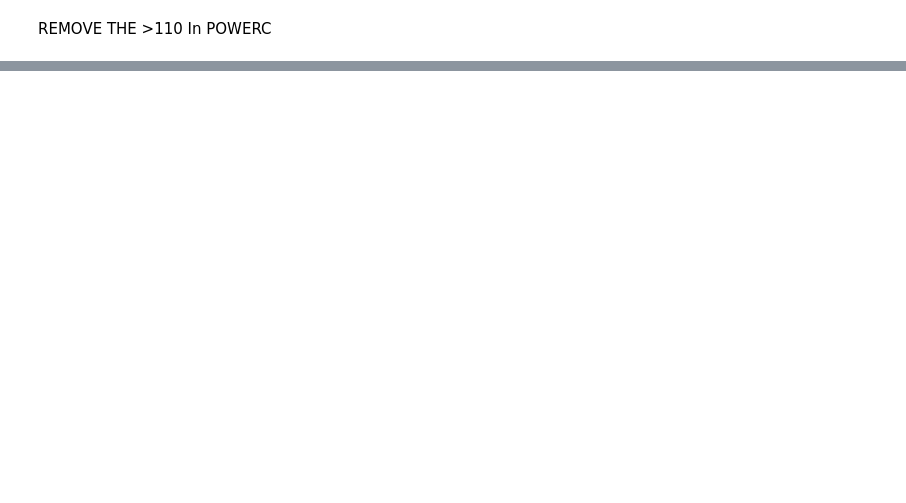
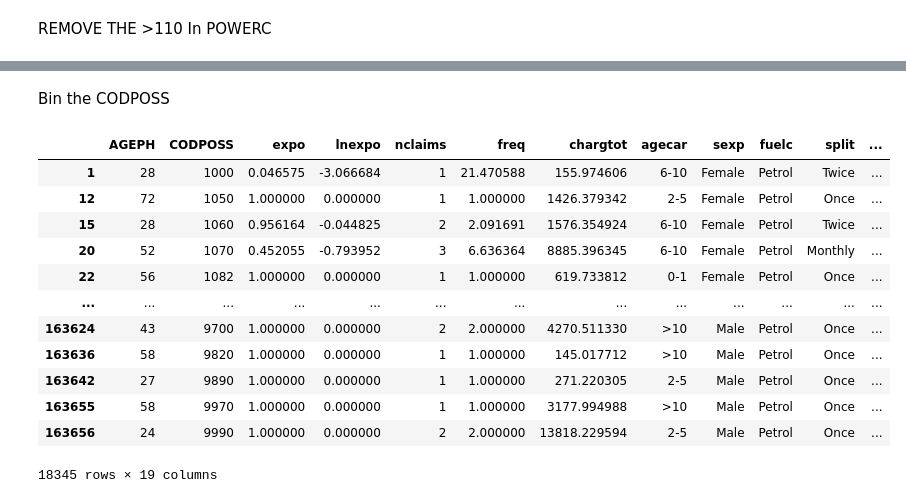
Before and after one commit to HalfmoonSD/Data-Science-for-Non-Life-Insurance-Project, a Jupyter notebook: GLM_FREQUENCY.ipynb, the cells around one changed output, grey strips where cells are left out. Saved outputs shown, nothing was run; the diff lists cells and outputs as text; code cells hidden in the pictures; blank space fills up the shorter version.

```diff
--- a/GLM_FREQUENCY.ipynb
+++ b/GLM_FREQUENCY.ipynb
@@ -401,0 +413,8 @@ ValueError: operands could not be broadcast together with shapes (112863,) (1128
+# %%
+data = pd.read_csv('/Users/arthurrastelli/Desktop/Assignment/Assignment.csv')
+data = data.rename(columns= {'duree': 'expo','nbrtotan': 'freq','nbrtotc': 'nclaims'})
+data = data[data['nclaims'] != 0]
+data["sev"] = data['chargtot']/data['nclaims']
+data["logsev"] = np.log(data["sev"])
+data.info()
+data.head()
@@ -401,0 +445,45 @@ ValueError: operands could not be broadcast together with shapes (112863,) (1128
+# %% [markdown]
+Bin the CODPOSS
+# %%
+def categorize_postal_code(code):
+    if 1000 <= code <= 1299:
+        return 'BHG'
+    elif 1300 <= code <= 1499:
+        return 'WB'
+    elif 1500 <= code <= 1999 or 3000 <= code <= 3499:
+        return 'VB'
+    elif 2000 <= code <= 2999:
+        return 'ANT'
+    elif 3500 <= code <= 3999:
+        return 'LIM'
+    elif 4000 <= code <= 4999:
+        return 'LUI'
+    elif 5000 <= code <= 5999:
+        return 'NAM'
+    elif 6000 <= code <= 6599 or 7000 <= code <= 7999:
+        return 'HEN'
+    elif 6600 <= code <= 6999:
+        return 'LUX'
+    elif 8000 <= code <= 8999:
+        return 'WV'
+    elif 9000 <= code <= 9999:
+        return 'OV'
+    else:
+        return 'Unknown'
+
+data['region'] = data['CODPOSS'].apply(categorize_postal_code)
+data
+# %% [output]
+|  | AGEPH | CODPOSS | expo | lnexpo | nclaims | freq | chargtot | agecar | sexp | fuelc | split | ... |
+| 1 | 28 | 1000 | 0.046575 | -3.066684 | 1 | 21.470588 | 155.974606 | 6-10 | Female | Petrol | Twice | ... |
+| 12 | 72 | 1050 | 1.000000 | 0.000000 | 1 | 1.000000 | 1426.379342 | 2-5 | Female | Petrol | Once | ... |
+| 15 | 28 | 1060 | 0.956164 | -0.044825 | 2 | 2.091691 | 1576.354924 | 6-10 | Female | Petrol | Twice | ... |
+| 20 | 52 | 1070 | 0.452055 | -0.793952 | 3 | 6.636364 | 8885.396345 | 6-10 | Female | Petrol | Monthly | ... |
+| 22 | 56 | 1082 | 1.000000 | 0.000000 | 1 | 1.000000 | 619.733812 | 0-1 | Female | Petrol | Once | ... |
+| ... | ... | ... | ... | ... | ... | ... | ... | ... | ... | ... | ... | ... |
+| 163624 | 43 | 9700 | 1.000000 | 0.000000 | 2 | 2.000000 | 4270.511330 | >10 | Male | Petrol | Once | ... |
+| 163636 | 58 | 9820 | 1.000000 | 0.000000 | 1 | 1.000000 | 145.017712 | >10 | Male | Petrol | Once | ... |
+| 163642 | 27 | 9890 | 1.000000 | 0.000000 | 1 | 1.000000 | 271.220305 | 2-5 | Male | Petrol | Once | ... |
+| 163655 | 58 | 9970 | 1.000000 | 0.000000 | 1 | 1.000000 | 3177.994988 | >10 | Male | Petrol | Once | ... |
+| 163656 | 24 | 9990 | 1.000000 | 0.000000 | 2 | 2.000000 | 13818.229594 | 2-5 | Male | Petrol | Once | ... |
+18345 rows × 19 columns
```
Also changed, not shown: parts of 19 cells of this notebook, 1 other file.
